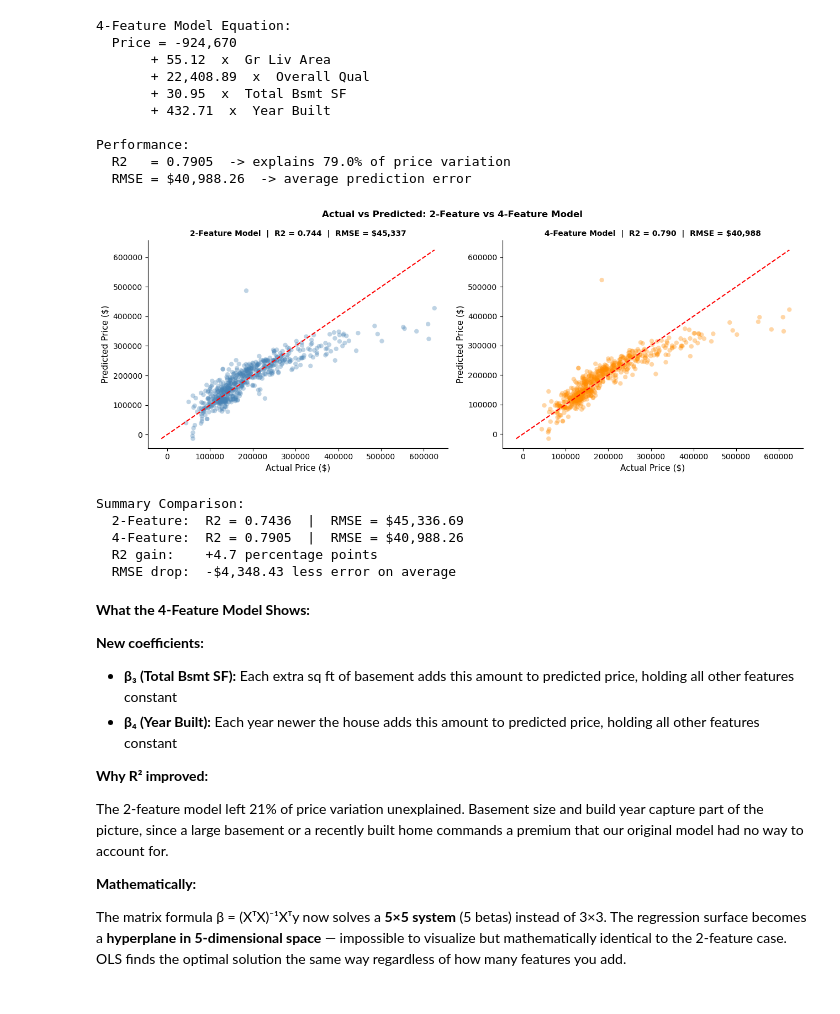
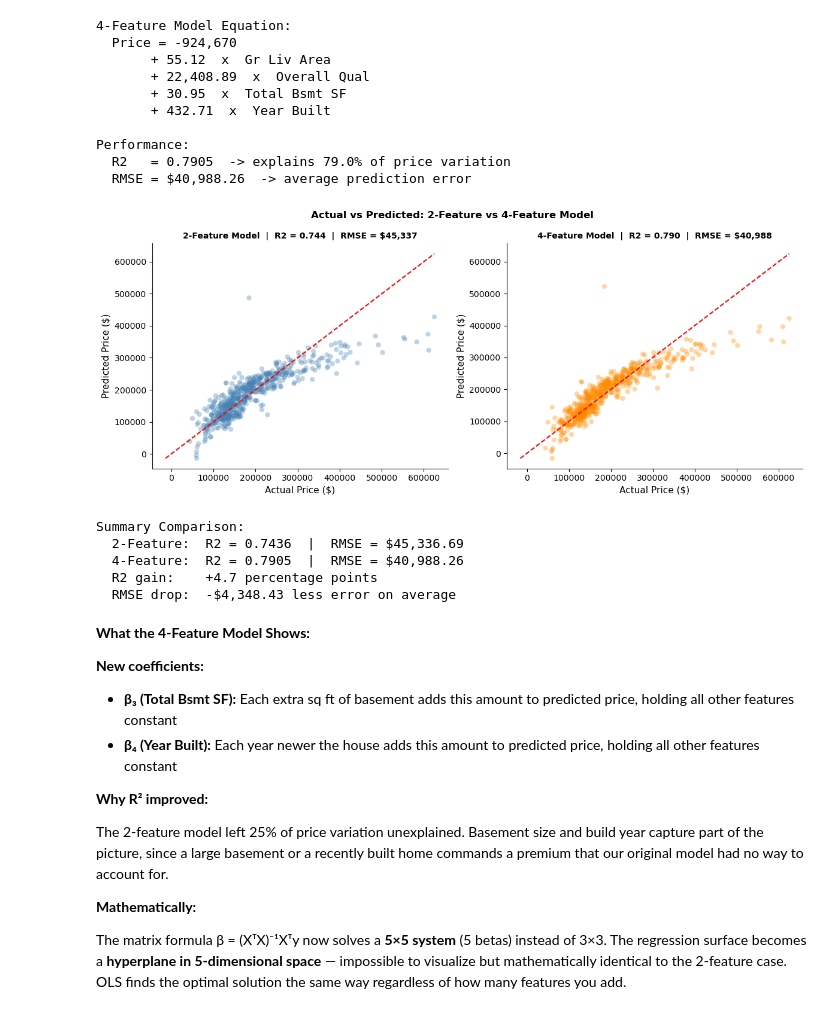
Before and after one commit to kyle-burns37/Math-3180-Project-1, a Jupyter notebook: house_price_prediction.ipynb, the cells around one changed output. Cells and saved outputs as stored; diff of their text form; code cells hidden in the pictures.

```diff
--- a/house_price_prediction.ipynb
+++ b/house_price_prediction.ipynb
@@ -544,41 +540,41 @@ Performance:
   RMSE = $40,988.26  -> average prediction error
 # %%
 # --- Side-by-Side Comparison ---
-fig, axes = plt.subplots(1, 2, figsize=(13, 5))
+fig, axes = plt.subplots(1, 2, figsize=(12, 5))
 
 # 2-feature model
 axes[0].scatter(y_test, y_pred, alpha=0.35, color='steelblue', edgecolors='none')
 min_v = min(y_test.min(), y_pred.min())
 max_v = max(y_test.max(), y_pred.max())
 axes[0].plot([min_v, max_v], [min_v, max_v], 'r--', linewidth=1.5)
 axes[0].set_xlabel('Actual Price ($)', fontsize=11)
 axes[0].set_ylabel('Predicted Price ($)', fontsize=11)
 axes[0].set_title(f'2-Feature Model  |  R2 = {r2:.3f}  |  RMSE = ${rmse:,.0f}', fontsize=10, fontweight='bold')
 axes[0].spines['top'].set_visible(False)
 axes[0].spines['right'].set_visible(False)
 
 # 4-feature model
 axes[1].scatter(y_test4, y_pred4, alpha=0.35, color='darkorange', edgecolors='none')
 min_v4 = min(y_test4.min(), y_pred4.min())
 max_v4 = max(y_test4.max(), y_pred4.max())
 axes[1].plot([min_v4, max_v4], [min_v4, max_v4], 'r--', linewidth=1.5)
 axes[1].set_xlabel('Actual Price ($)', fontsize=11)
 axes[1].set_ylabel('Predicted Price ($)', fontsize=11)
 axes[1].set_title(f'4-Feature Model  |  R2 = {r2_4:.3f}  |  RMSE = ${rmse_4:,.0f}', fontsize=10, fontweight='bold')
 axes[1].spines['top'].set_visible(False)
 axes[1].spines['right'].set_visible(False)
 
 plt.suptitle('Actual vs Predicted: 2-Feature vs 4-Feature Model', fontsize=12, fontweight='bold')
 plt.tight_layout()
 plt.show()
 
 print('Summary Comparison:')
 print(f'  2-Feature:  R2 = {r2:.4f}  |  RMSE = ${rmse:,.2f}')
 print(f'  4-Feature:  R2 = {r2_4:.4f}  |  RMSE = ${rmse_4:,.2f}')
 print(f'  R2 gain:    +{(r2_4 - r2)*100:.1f} percentage points')
 print(f'  RMSE drop:  -${rmse - rmse_4:,.2f} less error on average')
 # %% [output]
-[figure, old version]
+[figure, new version]
 Summary Comparison:
   2-Feature:  R2 = 0.7436  |  RMSE = $45,336.69
   4-Feature:  R2 = 0.7905  |  RMSE = $40,988.26
@@ -594,7 +590,7 @@ Summary Comparison:
 
 **Why R² improved:**
 
-The 2-feature model left 21% of price variation unexplained. Basement size and build year capture part of the picture, since a large basement or a recently built home commands a premium that our original model had no way to account for.
+The 2-feature model left 25% of price variation unexplained. Basement size and build year capture part of the picture, since a large basement or a recently built home commands a premium that our original model had no way to account for.
 
 **Mathematically:**
 
```
Also changed, not shown: parts of 23 cells of this notebook.
